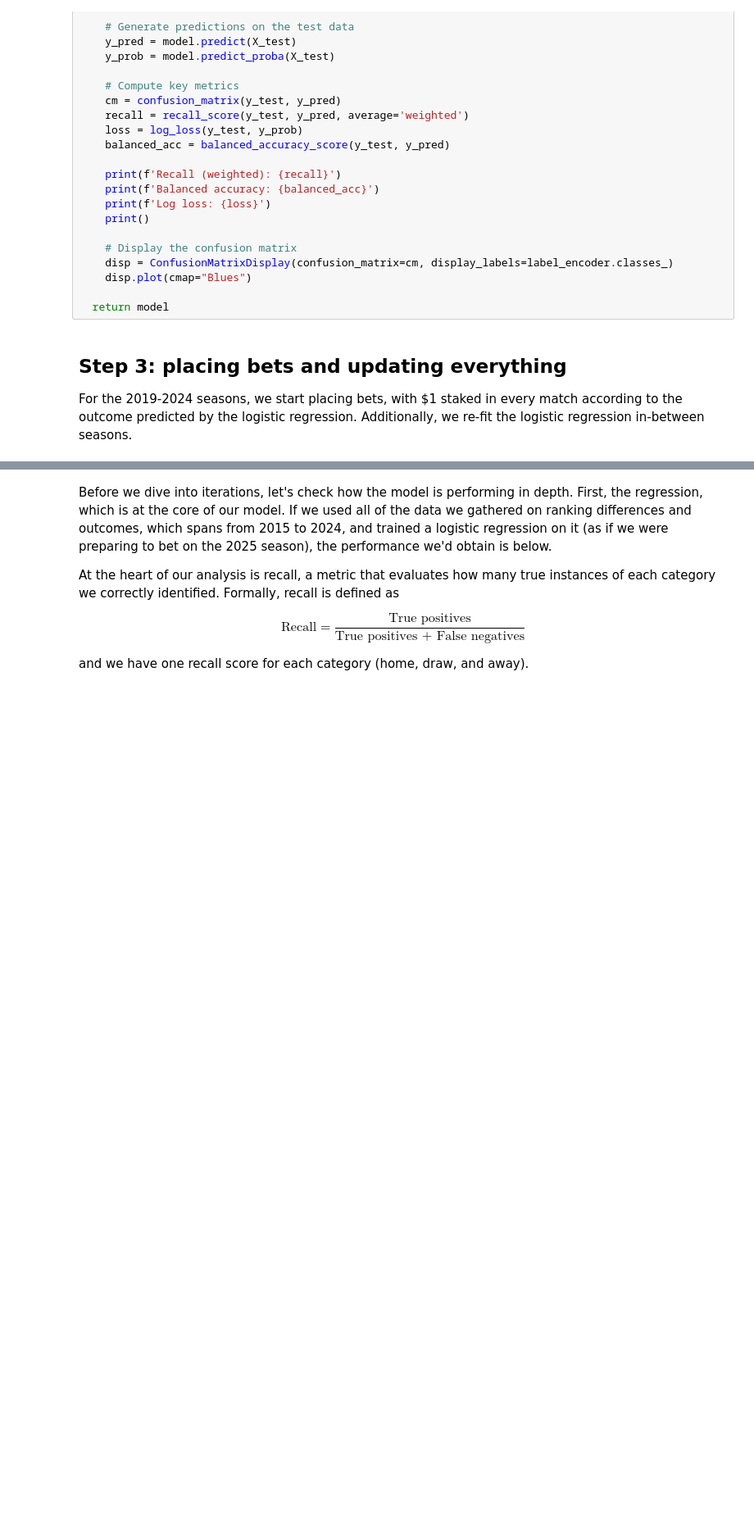
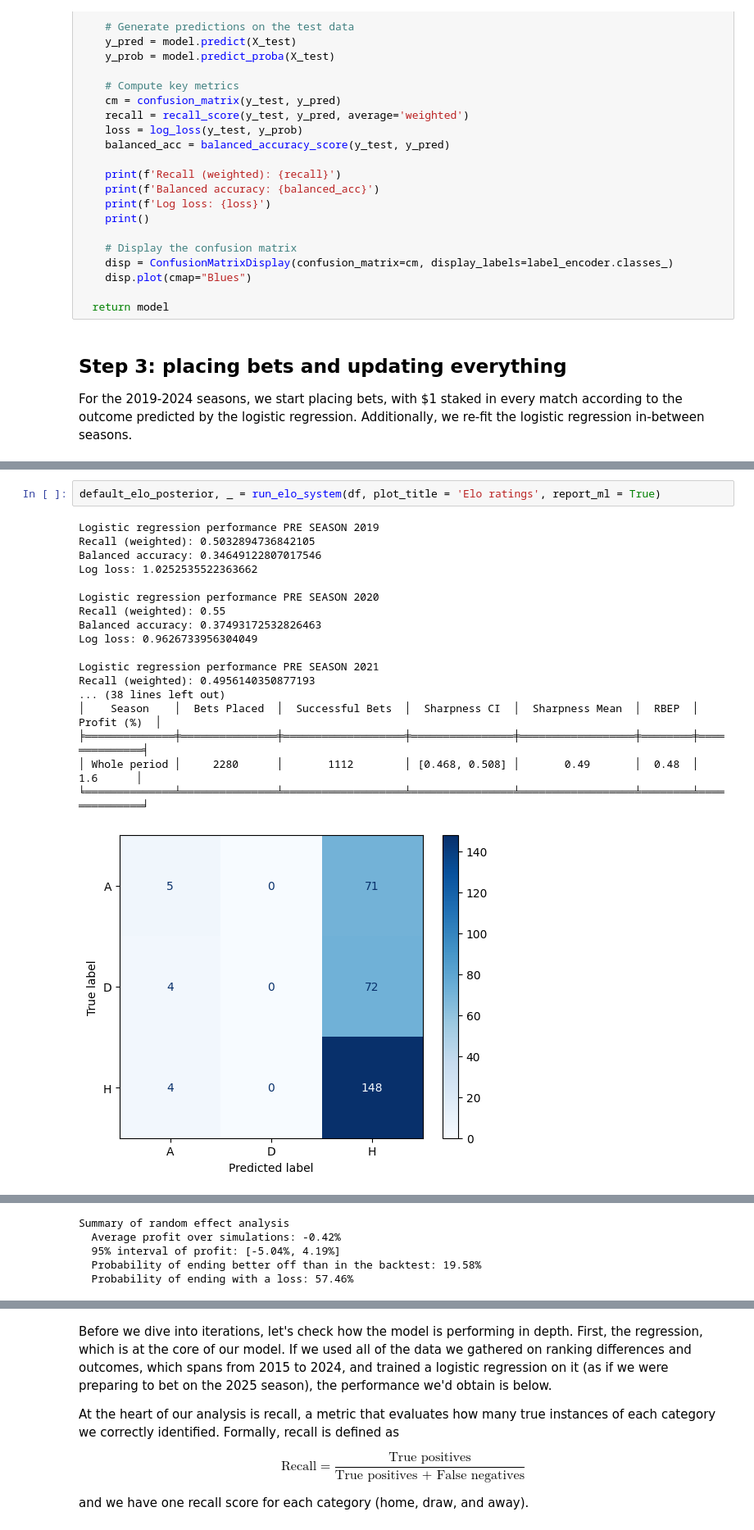
Before and after one commit to FelipeBandeira/capstone, a Jupyter notebook: 5. Elo implementation.ipynb, the cells around one changed output, grey strips where cells are left out. Shown at 82% size. Cells and saved outputs as stored; diff of their text form; blank space fills up the shorter version.

```diff
--- a/5. Elo implementation.ipynb
+++ b/5. Elo implementation.ipynb
@@ -490,0 +509,21 @@ def run_elo_system(df, plot_title, c=10, d=400, omega=100, k0=10, report_ml = Fa
+# %%
+default_elo_posterior, _ = run_elo_system(df, plot_title = 'Elo ratings', report_ml = True)
+# %% [output]
+Logistic regression performance PRE SEASON 2019
+Recall (weighted): 0.5032894736842105
+Balanced accuracy: 0.34649122807017546
+Log loss: 1.0252535522363662
+
+Logistic regression performance PRE SEASON 2020
+Recall (weighted): 0.55
+Balanced accuracy: 0.37493172532826463
+Log loss: 0.9626733956304049
+
+Logistic regression performance PRE SEASON 2021
+Recall (weighted): 0.4956140350877193
+... (38 lines left out)
+│    Season    │  Bets Placed  │  Successful Bets  │  Sharpness CI  │  Sharpness Mean  │  RBEP  │  Profit (%)  │
+╞══════════════╪═══════════════╪═══════════════════╪════════════════╪══════════════════╪════════╪══════════════╡
+│ Whole period │     2280      │       1112        │ [0.468, 0.508] │       0.49       │  0.48  │     1.6      │
+╘══════════════╧═══════════════╧═══════════════════╧════════════════╧══════════════════╧════════╧══════════════╛
+[figure, added]
@@ -490,0 +536,5 @@ def run_elo_system(df, plot_title, c=10, d=400, omega=100, k0=10, report_ml = Fa
+Summary of random effect analysis
+  Average profit over simulations: -0.42%
+  95% interval of profit: [-5.04%, 4.19%]
+  Probability of ending better off than in the backtest: 19.58%
+  Probability of ending with a loss: 57.46%
```
Also changed, not shown: parts of 17 cells of this notebook, 1 other file.
